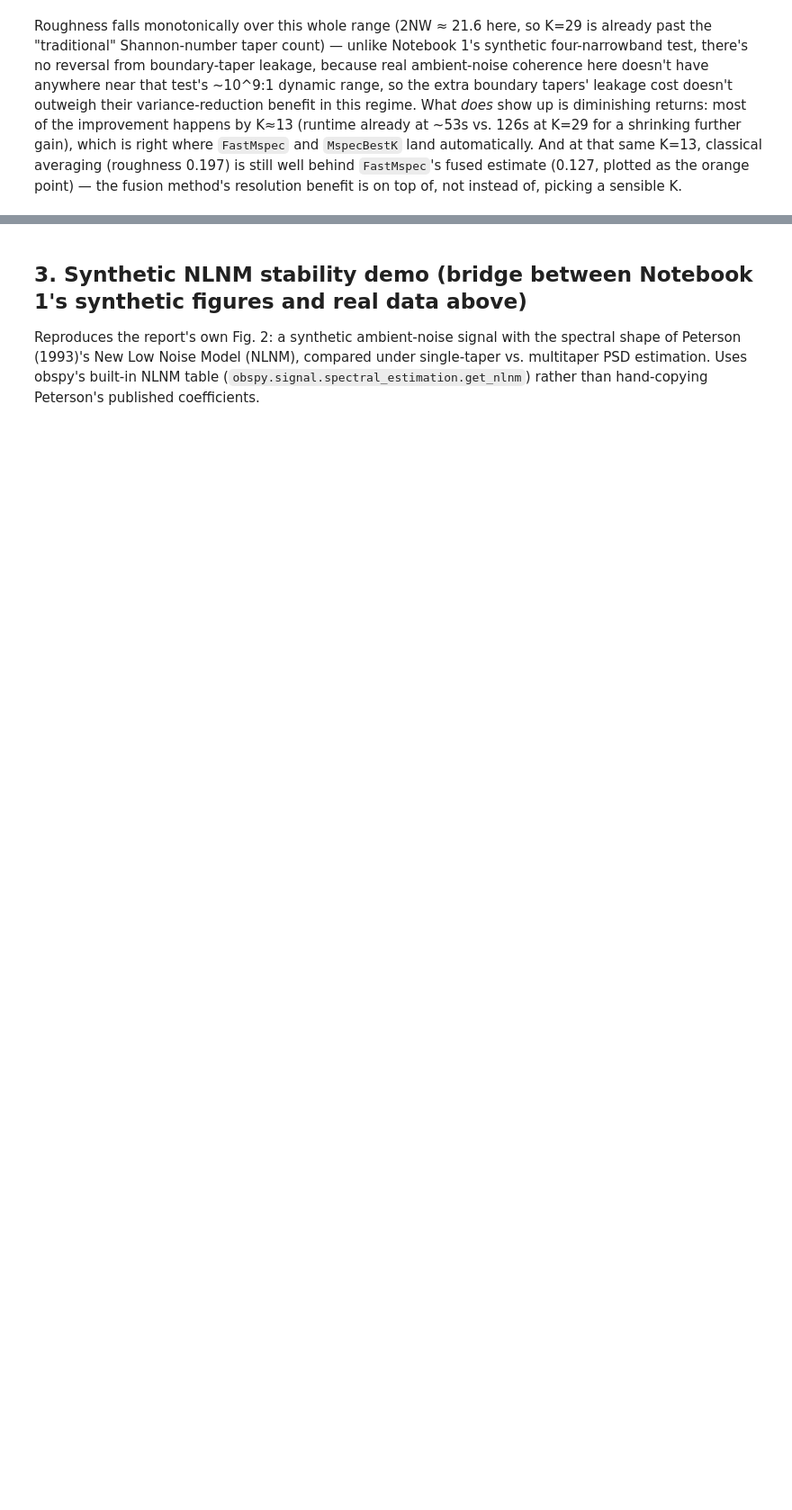
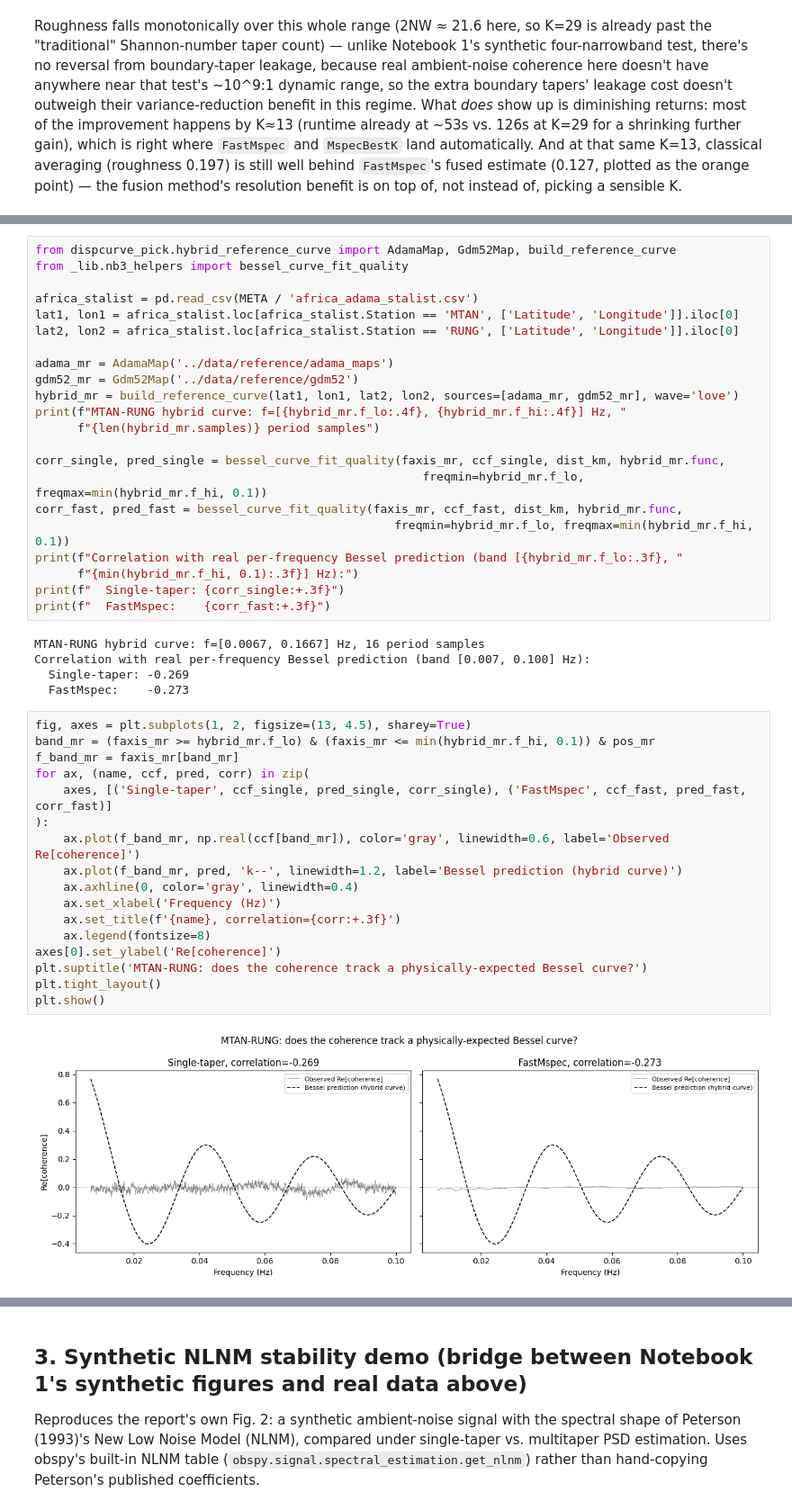
Before and after one commit to URseismology/FastMSPEC, a Jupyter notebook: notebooks/03_fastmspec_application.ipynb, the cells around one changed output, grey strips where cells are left out. Shown at 90% size. Drawn from its saved outputs; the diff is of its cells as text; blank space fills up the shorter version.

```diff
--- a/notebooks/03_fastmspec_application.ipynb
+++ b/notebooks/03_fastmspec_application.ipynb
@@ -489,0 +375,46 @@ non-`IsMspec` branch) versus `FastMspec`, measured with the same
+# %%
+from dispcurve_pick.hybrid_reference_curve import AdamaMap, Gdm52Map, build_reference_curve
+from _lib.nb3_helpers import bessel_curve_fit_quality
+
+africa_stalist = pd.read_csv(META / 'africa_adama_stalist.csv')
+lat1, lon1 = africa_stalist.loc[africa_stalist.Station == 'MTAN', ['Latitude', 'Longitude']].iloc[0]
+lat2, lon2 = africa_stalist.loc[africa_stalist.Station == 'RUNG', ['Latitude', 'Longitude']].iloc[0]
+
+adama_mr = AdamaMap('../data/reference/adama_maps')
+gdm52_mr = Gdm52Map('../data/reference/gdm52')
+hybrid_mr = build_reference_curve(lat1, lon1, lat2, lon2, sources=[adama_mr, gdm52_mr], wave='love')
+print(f"MTAN-RUNG hybrid curve: f=[{hybrid_mr.f_lo:.4f}, {hybrid_mr.f_hi:.4f}] Hz, "
+      f"{len(hybrid_mr.samples)} period samples")
+
+corr_single, pred_single = bessel_curve_fit_quality(faxis_mr, ccf_single, dist_km, hybrid_mr.func,
+                                                       freqmin=hybrid_mr.f_lo, freqmax=min(hybrid_mr.f_hi, 0.1))
+corr_fast, pred_fast = bessel_curve_fit_quality(faxis_mr, ccf_fast, dist_km, hybrid_mr.func,
+                                                   freqmin=hybrid_mr.f_lo, freqmax=min(hybrid_mr.f_hi, 0.1))
+print(f"Correlation with real per-frequency Bessel prediction (band [{hybrid_mr.f_lo:.3f}, "
+      f"{min(hybrid_mr.f_hi, 0.1):.3f}] Hz):")
+print(f"  Single-taper: {corr_single:+.3f}")
+print(f"  FastMspec:    {corr_fast:+.3f}")
+# %% [output]
+MTAN-RUNG hybrid curve: f=[0.0067, 0.1667] Hz, 16 period samples
+Correlation with real per-frequency Bessel prediction (band [0.007, 0.100] Hz):
+  Single-taper: -0.269
+  FastMspec:    -0.273
+# %%
+fig, axes = plt.subplots(1, 2, figsize=(13, 4.5), sharey=True)
+band_mr = (faxis_mr >= hybrid_mr.f_lo) & (faxis_mr <= min(hybrid_mr.f_hi, 0.1)) & pos_mr
+f_band_mr = faxis_mr[band_mr]
+for ax, (name, ccf, pred, corr) in zip(
+    axes, [('Single-taper', ccf_single, pred_single, corr_single), ('FastMspec', ccf_fast, pred_fast, corr_fast)]
+):
+    ax.plot(f_band_mr, np.real(ccf[band_mr]), color='gray', linewidth=0.6, label='Observed Re[coherence]')
+    ax.plot(f_band_mr, pred, 'k--', linewidth=1.2, label='Bessel prediction (hybrid curve)')
+    ax.axhline(0, color='gray', linewidth=0.4)
+    ax.set_xlabel('Frequency (Hz)')
+    ax.set_title(f'{name}, correlation={corr:+.3f}')
+    ax.legend(fontsize=8)
+axes[0].set_ylabel('Re[coherence]')
+plt.suptitle('MTAN-RUNG: does the coherence track a physically-expected Bessel curve?')
+plt.tight_layout()
+plt.show()
+# %% [output]
+[figure, added]
```
Also changed, not shown: parts of 32 cells of this notebook, 3 other files.
